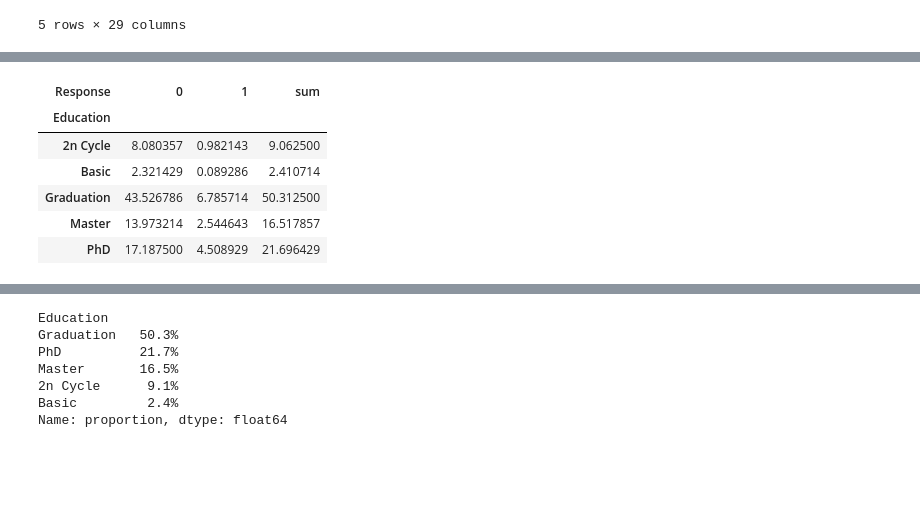
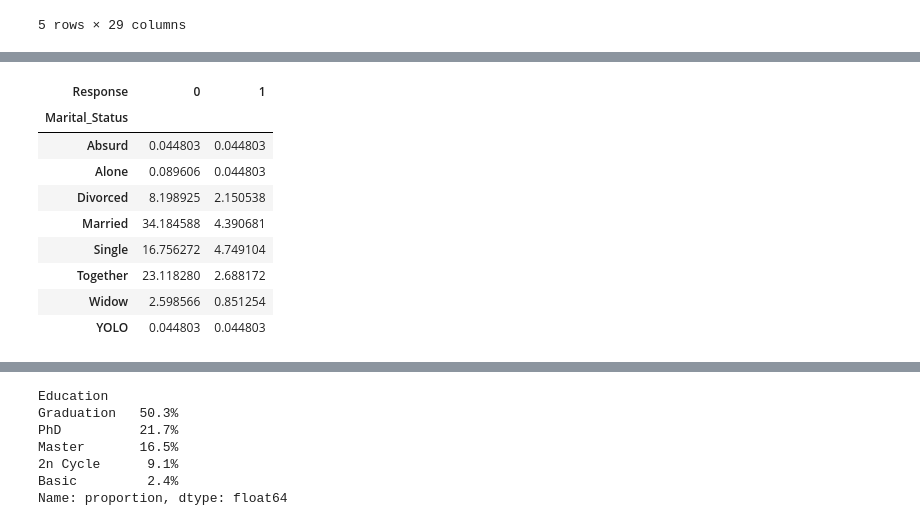
Before and after one commit to Morris-mk/IFood_Marketing-data-Analysis-segmentation-and-classification, a Jupyter notebook: marketing_customer_analysis.ipynb, the cells around one changed output, grey strips where cells are left out. Cells and saved outputs as stored; diff of their text form; code cells hidden in the pictures; blank space fills up the shorter version.

```diff
--- a/marketing_customer_analysis.ipynb
+++ b/marketing_customer_analysis.ipynb
@@ -84,10 +85,15 @@ shape:
 | 4 | 5324 | 1981 | PhD | Married | 58293.0 | 1 | 0 | 2014-01-19 | 94 | ... |
 5 rows × 29 columns
 # %%
-# calculate new col for customer age at 2020
-df['customer_age'] = 2020 - df.Year_Birth
+# calculate new col for customer age at 2020 because the data was collected in 2020
+df['Customer_age'] = 2020 - df.Year_Birth
 
-# drop Year_Birth column
-df.drop('Year_Birth', axis=1, inplace=True)
+# calculate customer enrollment by days using the Dt_customer column
+current_day = pd.to_datetime('now')
+time_diff = current_day - df['Dt_Customer']
+df['Customer_days'] = time_diff.dt.days
+
+# drop Year_Birth and Dt_customer columns
+df.drop(columns=['Year_Birth','Dt_Customer'], inplace=True)
 df.head()
 # %% [output]
@@ -152,0 +172,12 @@ plot_boxplots(df)
+# %%
+# remove outliers in the income column
+q1 = df['Income'].quantile(0.25)
+q3 = df['Income'].quantile(0.75)
+iqr = q3 - q1
+lower_bound = q1 - 1.5*iqr
+upper_bound = q3 + 1.5*iqr
+
+df = df[(df.Income >= lower_bound) & (df.Income <= upper_bound) ]
+print('new df shape:\n', df.shape)
+sns.boxplot(data=df, x= 'Income')
+plt.show()
@@ -160,7 +194,10 @@ This is because they contain useful information
 df.drop(['Z_CostContact', 'Z_Revenue'], axis=1, inplace=True)
 
 # rearrange the columns
-start_cols= ['ID', 'customer_age']
-new_columns_order= start_cols + [col for col in df.columns if col not in start_cols]
+start_cols= ['ID', 'Customer_age','Customer_days' ]
+acceptance_cols = ['AcceptedCmp1', 'AcceptedCmp2','AcceptedCmp3', 'AcceptedCmp4','AcceptedCmp5','Complain', 'Response']
+cols_re = start_cols + acceptance_cols
+new_order  = start_cols + [col for col in df.columns if col not in cols_re ] + acceptance_cols
 
-df = df.reindex(columns=new_columns_order)
+df = df.reindex(columns=new_order)
+df.head()
@@ -268,0 +373,5 @@ plt.show()
+# %%
+# convert the 'Absurd', 'Alone' 'YOLO' categories to 'Single'
+cat_replace = ['Absurd', 'Alone', 'YOLO']
+df.Marital_Status.replace(cat_replace, 'Single', regex=True, inplace=True)
+df.Marital_Status.unique()
@@ -269,12 +445,15 @@ plt.show()
 # %%
-ct = pd.crosstab(df.Education, df.Response, normalize=True)*100
-ct['sum'] = ct[0] + ct[1]
+ct = pd.crosstab(df.Marital_Status, df.Response, normalize=True)*100
+
 ct
 # %% [output]
-| Response | 0 | 1 | sum |
-| Education |  |  |  |
-| 2n Cycle | 8.080357 | 0.982143 | 9.062500 |
-| Basic | 2.321429 | 0.089286 | 2.410714 |
-| Graduation | 43.526786 | 6.785714 | 50.312500 |
-| Master | 13.973214 | 2.544643 | 16.517857 |
-| PhD | 17.187500 | 4.508929 | 21.696429 |
+| Response | 0 | 1 |
+| Marital_Status |  |  |
+| Absurd | 0.044803 | 0.044803 |
+| Alone | 0.089606 | 0.044803 |
+| Divorced | 8.198925 | 2.150538 |
+| Married | 34.184588 | 4.390681 |
+| Single | 16.756272 | 4.749104 |
+| Together | 23.118280 | 2.688172 |
+| Widow | 2.598566 | 0.851254 |
+| YOLO | 0.044803 | 0.044803 |
```
Also changed, not shown: parts of 37 cells of this notebook, 1 other file.
